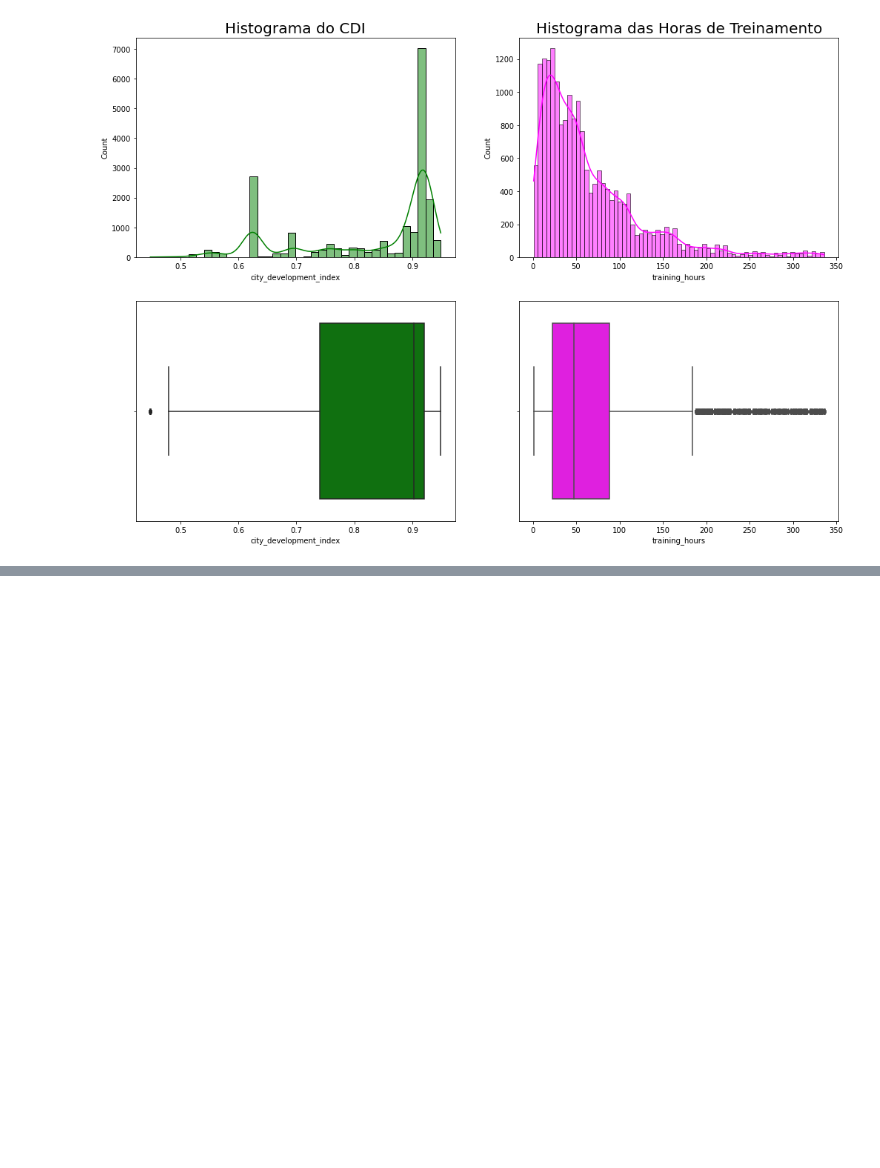
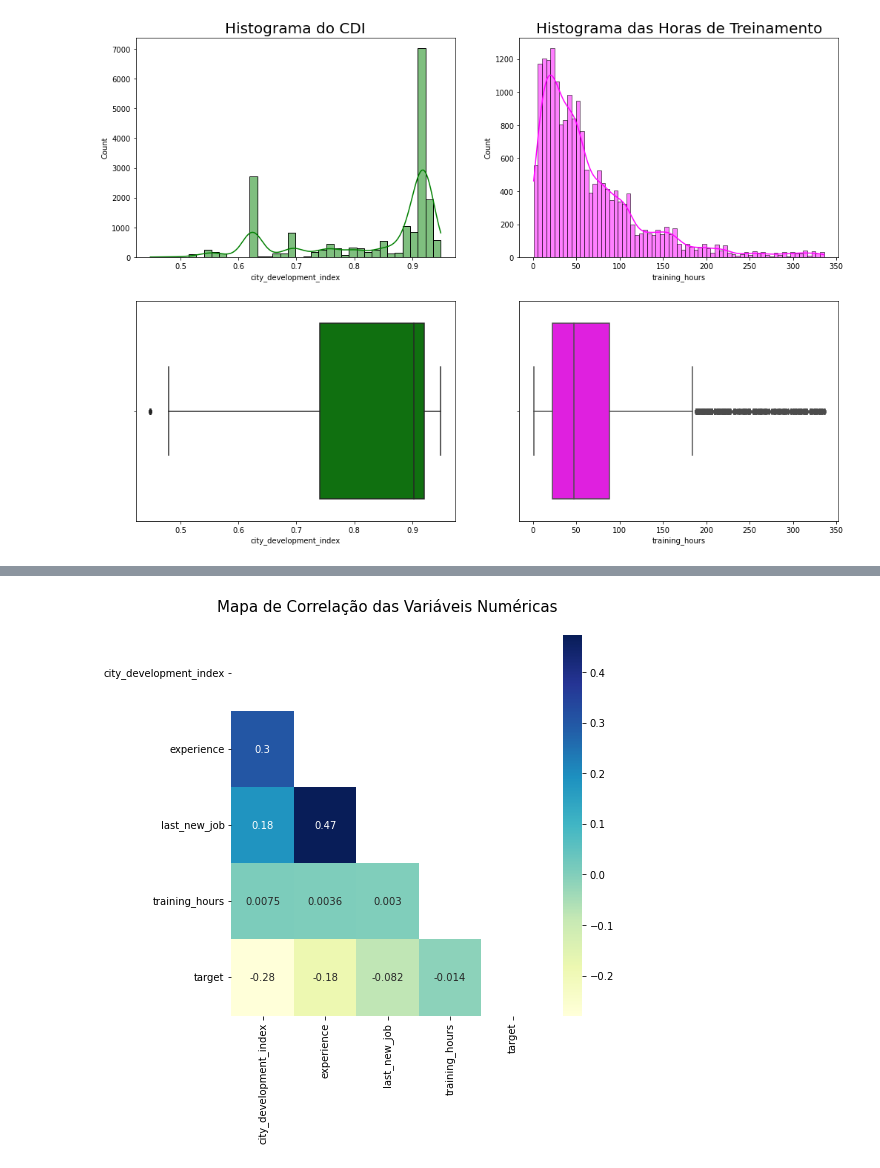
Before and after one commit to EngFrederico/analise_rh, a Jupyter notebook: analise_dados_rh.ipynb, the cells around one changed output, grey strips where cells are left out. Cells and saved outputs as stored; diff of their text form; code cells hidden in the pictures; blank space fills up the shorter version.

```diff
--- a/analise_dados_rh.ipynb
+++ b/analise_dados_rh.ipynb
@@ -385,0 +551,9 @@ training_hours : Distribuição Não Normal
+# %%
+# Heatmap
+plt.figure(figsize = (7,7))
+upp_mat = np.triu(df_analise.drop("enrollee_id", axis = 1).corr("spearman"))
+sns.heatmap(df_analise.drop("enrollee_id", axis = 1).corr("spearman"), annot = True, cmap = "YlGnBu",mask = upp_mat)
+plt.title("Mapa de Correlação das Variáveis Numéricas\n", fontsize = 15)
+plt.show()
+# %% [output]
+[figure, added]
```
Also changed, not shown: parts of 36 cells of this notebook.
